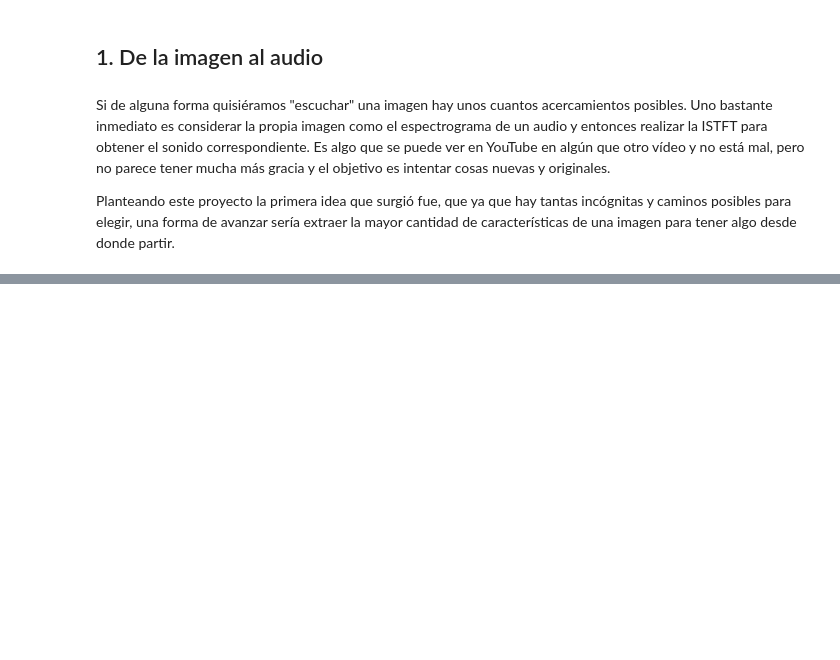
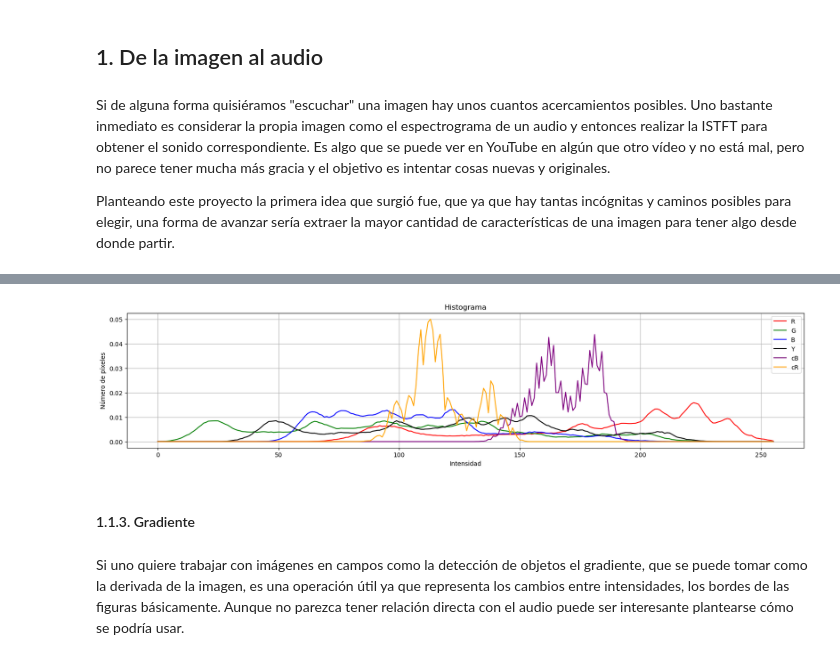
Before and after one commit to Gabriel-Page-Chiva/PixelSounds, a Jupyter notebook: entregaRobAro.ipynb, the cells around one changed output, grey strips where cells are left out. Drawn from its saved outputs; the diff is of its cells as text; code cells hidden in the pictures; blank space fills up the shorter version.

```diff
--- a/entregaRobAro.ipynb
+++ b/entregaRobAro.ipynb
@@ -12,0 +85,28 @@ Planteando este proyecto la primera idea que surgió fue, que ya que hay tantas
+# %%
+hist_r  = ps.histograma(r)
+hist_g  = ps.histograma(g)
+hist_b  = ps.histograma(b)
+hist_y  = ps.histograma(y)
+hist_cb = ps.histograma(cb)
+hist_cr = ps.histograma(cr)
+# %%
+intensidad = range(0,256)
+plt.figure(figsize=(20, 4))
+plt.plot(intensidad,hist_r,"r",label="R")
+plt.plot(intensidad,hist_g,"g",label="G")
+plt.plot(intensidad,hist_b,"b",label="B")
+plt.plot(intensidad,hist_y,"k",label="Y")
+plt.plot(intensidad,hist_cb,"purple",label="cB")
+plt.plot(intensidad,hist_cr,"orange",label="cR")
+plt.title('Histograma')
+plt.xlabel('Intensidad')
+plt.ylabel('Número de píxeles')
+plt.legend(loc="upper right")
+plt.grid()
+plt.show()
+# %% [output]
+[figure, added]
+# %% [markdown]
+#### 1.1.3. Gradiente
+# %% [markdown]
+Si uno quiere trabajar con imágenes en campos como la detección de objetos el gradiente, que se puede tomar como la derivada de la imagen, es una operación útil ya que representa los cambios entre intensidades, los bordes de las figuras básicamente. Aunque no parezca tener relación directa con el audio puede ser interesante plantearse cómo se podría usar.
```
Also changed, not shown: parts of 14 cells of this notebook.
